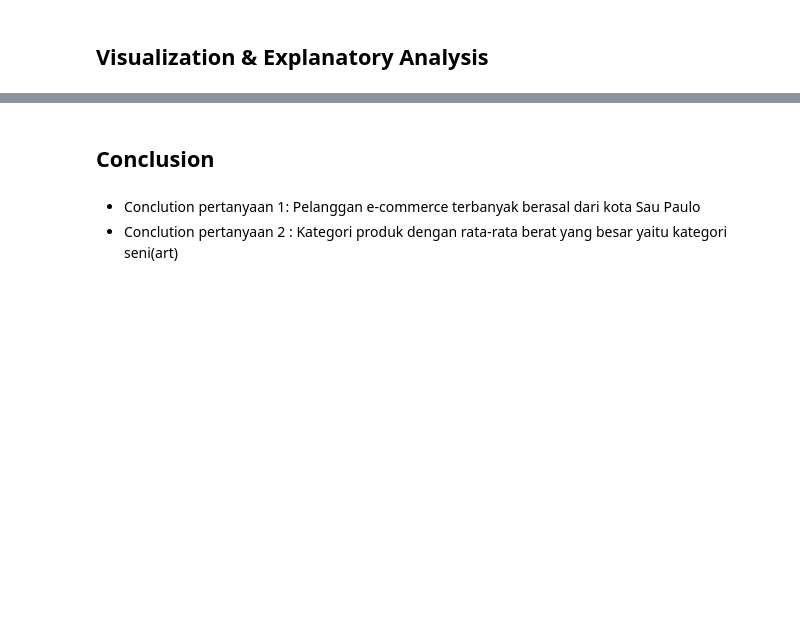
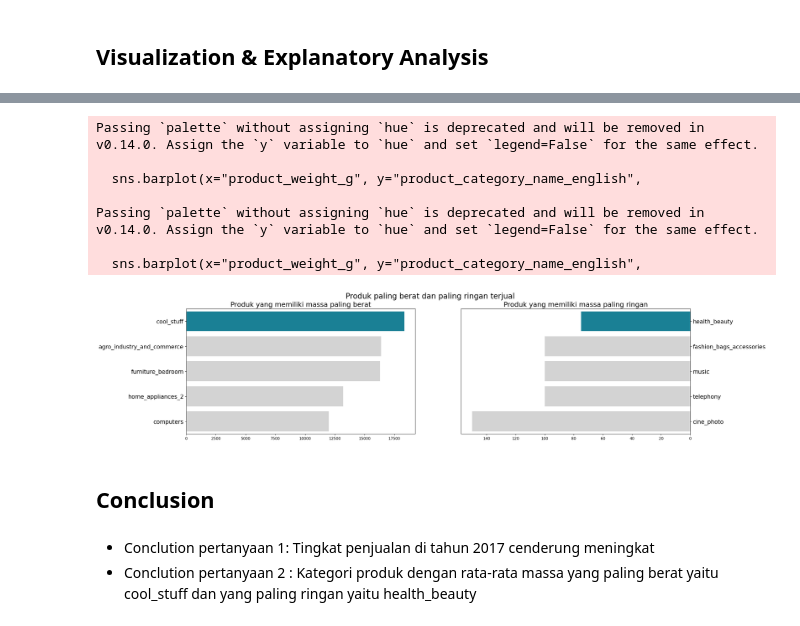
Before and after one commit to Adri720S/Tugas-Analisis-Data, a Jupyter notebook: Proyek_Analisis_Data.ipynb, the cells around one changed output, grey strips where cells are left out. Drawn from its saved outputs; the diff is of its cells as text; code cells hidden in the pictures; blank space fills up the shorter version.

```diff
--- a/Proyek_Analisis_Data.ipynb
+++ b/Proyek_Analisis_Data.ipynb
@@ -307,13 +226,0 @@ Length: 99441, dtype: timedelta64[ns]
-# %%
-# Menggabungkan data 3 dan 4 dengan menyesuaikan nilai pada kolom product_category_name yang berperan sebagai primary key dari product_df dan foreign key dari product_categories_name_translation_df.
-product_df = pd.read_csv("https://raw.githubusercontent.com/Adri720S/Proyek-Analisis-Data/refs/heads/main/products_dataset.csv")
-product_categories_name_translation_df = pd.read_csv("https://raw.githubusercontent.com/Adri720S/Proyek-Analisis-Data/refs/heads/main/product_category_name_translation.csv")
-
-new_product_df = pd.merge(
-    left=product_df,
-    right=product_categories_name_translation_df,
-    how="inner",
-    left_on="product_category_name",
-    right_on="product_category_name"
-)
-new_product_df.head()
@@ -420,5 +317,49 @@ plt.show()
+# %%
+# Menghitung rata-rata berat per kategori
+mean_weight_per_category = df_dipilih.groupby('product_category_name_english')['product_weight_g'].mean()
+
+# Hapus duplikat berdasarkan kategori, mempertahankan yang pertama muncul
+df_dipilih_unique = df_dipilih.drop_duplicates(subset='product_category_name_english', keep='first')
+
+# Plot 5 produk dengan berat terbesar
+fig, ax = plt.subplots(nrows=1, ncols=2, figsize=(24, 6))
+
+colors = ["#068DA9", "#D3D3D3", "#D3D3D3", "#D3D3D3", "#D3D3D3"]
+
+# Plot produk dengan berat terbesar (mengambil 5 terbesar)
+sns.barplot(x="product_weight_g", y="product_category_name_english",
+            data=df_dipilih_unique.sort_values(by="product_weight_g", ascending=False).head(5),
+            palette=colors, ax=ax[0])
+ax[0].set_ylabel(None)
+ax[0].set_xlabel(None)
+ax[0].set_title("Produk yang memiliki massa paling berat", loc="center", fontsize=18)
+ax[0].tick_params(axis ='y', labelsize=15)
+
+# Plot produk dengan berat terkecil (mengambil 5 terkecil)
+sns.barplot(x="product_weight_g", y="product_category_name_english",
+            data=df_dipilih_unique.sort_values(by="product_weight_g", ascending=True).head(5),
+            palette=colors, ax=ax[1])
+ax[1].set_ylabel(None)
+ax[1].set_xlabel(None)
+ax[1].invert_xaxis()
+ax[1].yaxis.set_label_position("right")
+ax[1].yaxis.tick_right()
+ax[1].set_title("Produk yang memiliki massa paling ringan", loc="center", fontsize=18)
+ax[1].tick_params(axis='y', labelsize=15)
+
+plt.suptitle("Produk paling berat dan paling ringan terjual", fontsize=20)
+plt.show()
+# %% [output]
+Passing `palette` without assigning `hue` is deprecated and will be removed in v0.14.0. Assign the `y` variable to `hue` and set `legend=False` for the same effect.
+
+  sns.barplot(x="product_weight_g", y="product_category_name_english",
+
+Passing `palette` without assigning `hue` is deprecated and will be removed in v0.14.0. Assign the `y` variable to `hue` and set `legend=False` for the same effect.
+
+  sns.barplot(x="product_weight_g", y="product_category_name_english",
+[figure, added]
 # %% [markdown]
 ## Conclusion
 # %% [markdown]
-- Conclution pertanyaan 1: Pelanggan e-commerce terbanyak berasal dari kota Sau Paulo
-- Conclution pertanyaan 2 : Kategori produk dengan rata-rata berat yang besar yaitu kategori seni(art)
+- Conclution pertanyaan 1: Tingkat penjualan di tahun 2017 cenderung meningkat
+- Conclution pertanyaan 2 : Kategori produk dengan rata-rata massa yang paling berat yaitu cool_stuff dan yang paling ringan yaitu health_beauty
```
Also changed, not shown: parts of 29 cells of this notebook.
